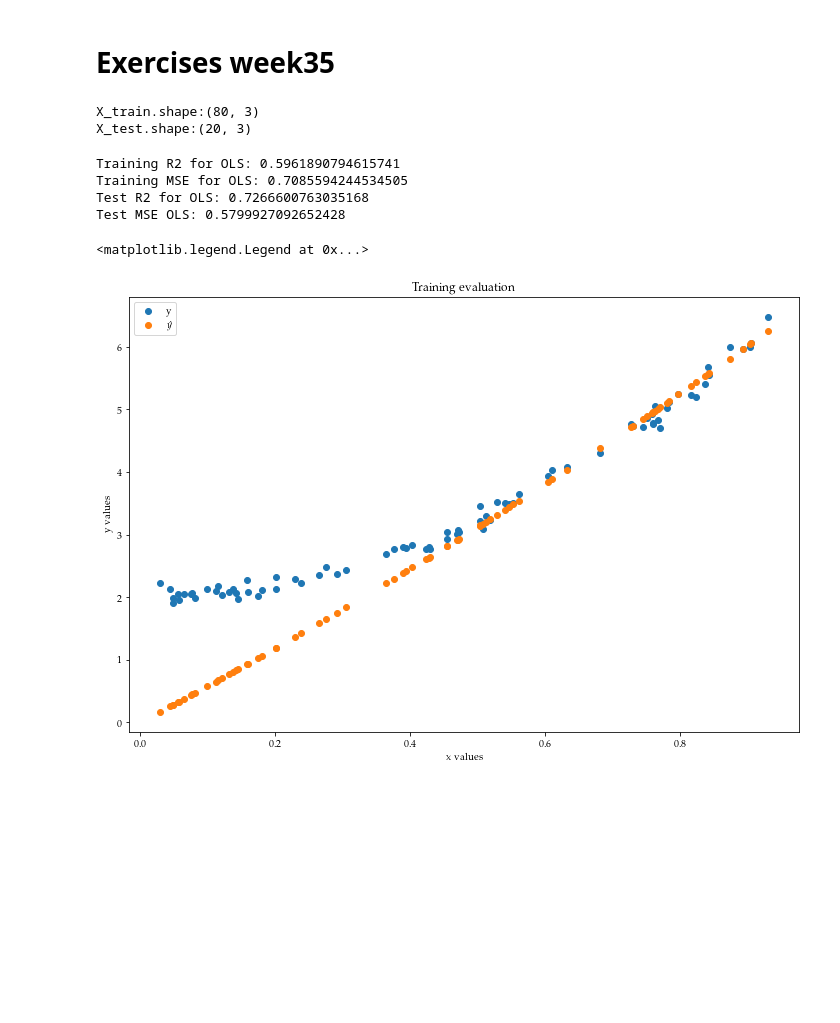
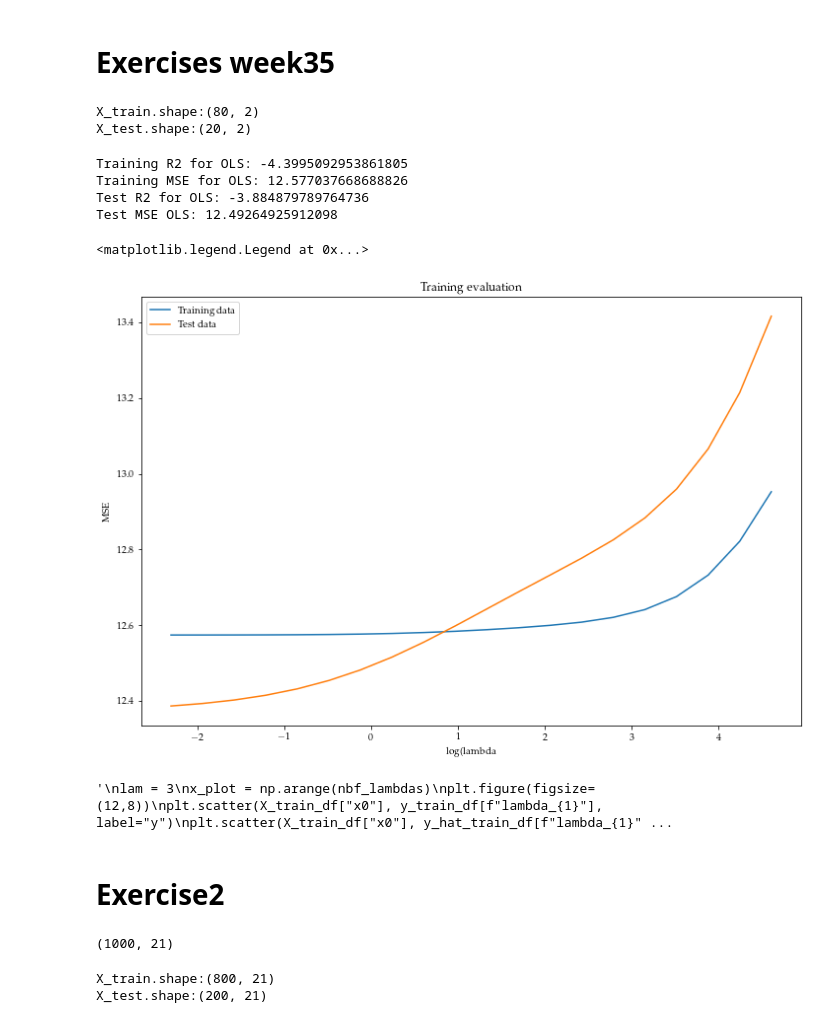
Before and after one commit to AndreasBordvik/FYS-STK4155-Prj1_report, a Jupyter notebook: code/workbench_andreas.ipynb, the cells around one changed output. Drawn from its saved outputs; the diff is of its cells as text; code cells hidden in the pictures; blank space fills up the shorter version.

```diff
--- a/code/workbench_andreas.ipynb
+++ b/code/workbench_andreas.ipynb
@@ -126,17 +127,17 @@ plt.legend()
 # Exercises week35
 # %%
 #The following simple Python instructions define our x and y values (with 100 data points).
-np.random.seed(3155)
+np.random.seed(4155)
 x = np.random.rand(100)
 y = 2.0+5*x*x+0.1*np.random.randn(100) # Second order polynomial with noise
-p = 3 # polynomial degree / number of features
+p = 2 # polynomial degree / number of features
 
 # Data preparation
 X_train, X_test, y_train, y_test = prepare_data(x, y,
                                                 features=p,
                                                 test_size=0.2,
                                                 shuffle=True,
-                                                scale_x=False,
+                                                scale_x=True,
                                                 scale_y=False,
                                                 intercept=False)
 print(f"X_train.shape:{X_train.shape}")
@@ -148,8 +149,8 @@ X_test_df = pd.DataFrame(X_test, columns=[f"x{f}" for f in np.arange(p)])
 #y_train_df = pd.DataFrame(y_train, columns=["y"])
 #y_test_df = pd.DataFrame(y_test, columns=["y"])
 # %% [output]
-X_train.shape:(80, 3)
-X_test.shape:(20, 3)
+X_train.shape:(80, 2)
+X_test.shape:(20, 2)
 # %%
 # OLS / Linear Regression
 ## Instansiate the model
@@ -168,19 +169,21 @@ print(f"Training MSE for OLS: {MSE(y_train,y_hat_train)}")
 print(f"Test R2 for OLS: {R2(y_test,y_hat_test)}")
 print(f"Test MSE OLS: {MSE(y_test,y_hat_test)}")
 # %% [output]
-Training R2 for OLS: 0.5961890794615741
-Training MSE for OLS: 0.7085594244534505
-Test R2 for OLS: 0.7266600763035168
-Test MSE OLS: 0.5799927092652428
+Training R2 for OLS: -4.3995092953861805
+Training MSE for OLS: 12.577037668688826
+Test R2 for OLS: -3.884879789764736
+Test MSE OLS: 12.49264925912098
 # %%
 # Ridge regression
 nbf_lambdas = 20
+lambdas = np.logspace(-1,2, nbf_lambdas)
+
 y_train_df = pd.DataFrame()
 y_hat_train_df = pd.DataFrame()
 y_test_df = pd.DataFrame()
 y_hat_test_df = pd.DataFrame()
 
-for lam in np.arange(nbf_lambdas):
+for lam in lambdas:
     model = RidgeRegression() # Instansiate the model
     model.fit(X_train, y_train, lam) # Training the model
 
@@ -203,4 +208,18 @@ R2_scores_test = 1 - ((y_test_df - y_hat_test_df) ** 2).sum() / ((y_test_df - y_
+# %%
+lam = 3
+x_plot = np.arange(nbf_lambdas)
+plt.figure(figsize=(12,8))
+plt.plot(np.log(lambdas), mse_scores_train, label="Training data")
+plt.plot(np.log(lambdas), mse_scores_test, label="Test data")
+plt.xlabel("log(lambda")
+plt.ylabel("MSE")
+plt.title("Training evaluation")
+plt.legend()
+# %% [output]
+<matplotlib.legend.Legend at 0x...>
+[figure, added]
 # %%
+"""
 lam = 3
 x_plot = np.arange(nbf_lambdas)
 plt.figure(figsize=(12,8))
@@ -210,6 +229,40 @@ plt.xlabel("x values")
 plt.ylabel("y values")
 plt.title("Training evaluation")
 plt.legend()
+"""
 # %% [output]
-<matplotlib.legend.Legend at 0x...>
+'\nlam = 3\nx_plot = np.arange(nbf_lambdas)\nplt.figure(figsize=(12,8))\nplt.scatter(X_train_df["x0"], y_train_df[f"lambda_{1}"], label="y")\nplt.scatter(X_train_df["x0"], y_hat_train_df[f"lambda_{1}" ...
-[figure, removed]
+# %% [markdown]
+# Exercise2
+# %%
+# Making meshgrid of datapoints and compute Franke's function
+np.random.seed(4155)
+n = 5
+N = 1000
+x = np.sort(np.random.uniform(0, 1, N))
+y = np.sort(np.random.uniform(0, 1, N))
+z = FrankeFunction(x, y)
+X = create_X(x, y, n=n)
+print(X.shape)
+# %% [output]
+(1000, 21)
+# %%
+#The following simple Python instructions define our x and y values (with 100 data points).
+# Data preparation
+X_train, X_test, y_train, y_test = prepare_data(x, z,
+                                                features=p,
+                                                test_size=0.2,
+                                                shuffle=True,
+                                                scale_x=True,
+                                                scale_y=False,
+                                                intercept=False,
+                                                X=X)
+print(f"X_train.shape:{X_train.shape}")
+print(f"X_test.shape:{X_test.shape}")
+
+# Creating dataframes of the data
+X_train_df = pd.DataFrame(X_train, columns=[f"x{f}" for f in np.arange(X_train.shape[1])])
+X_test_df = pd.DataFrame(X_test, columns=[f"x{f}" for f in np.arange(X_train.shape[1])])
+# %% [output]
+X_train.shape:(800, 21)
+X_test.shape:(200, 21)
```
Also changed, not shown: parts of 18 cells of this notebook, 1 other file.
